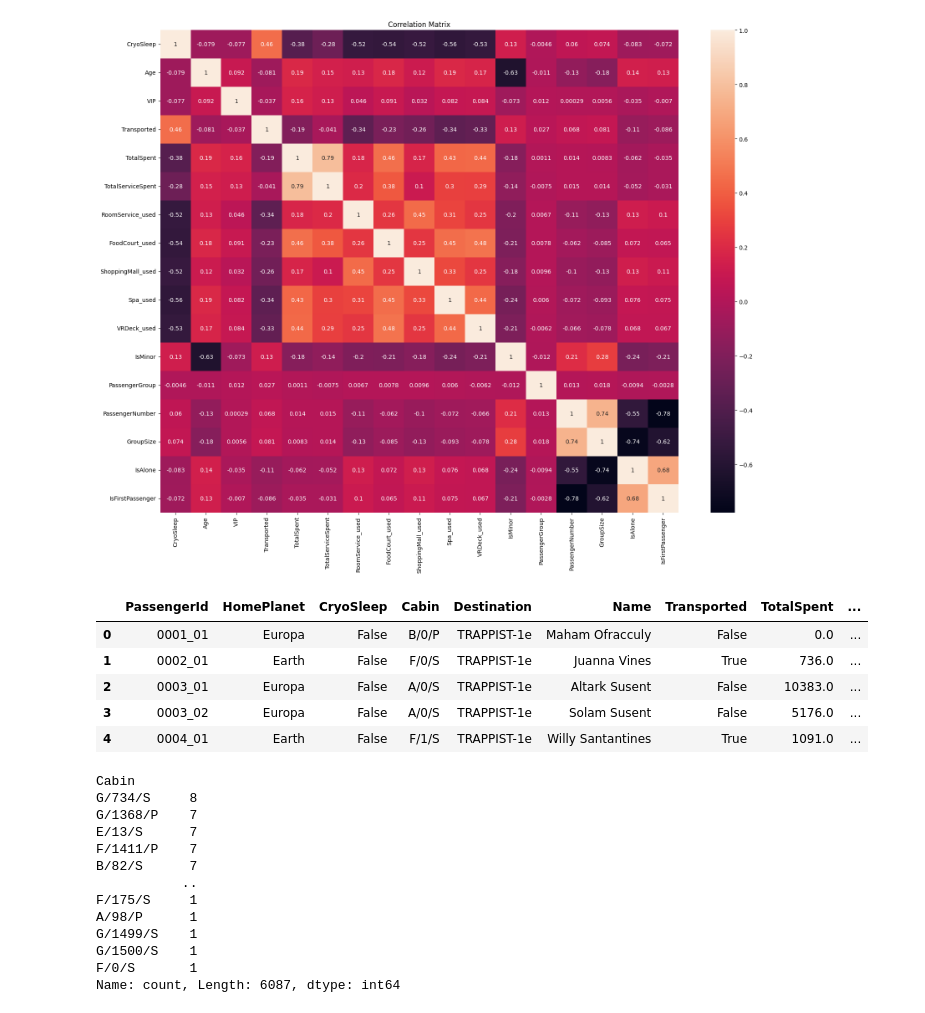
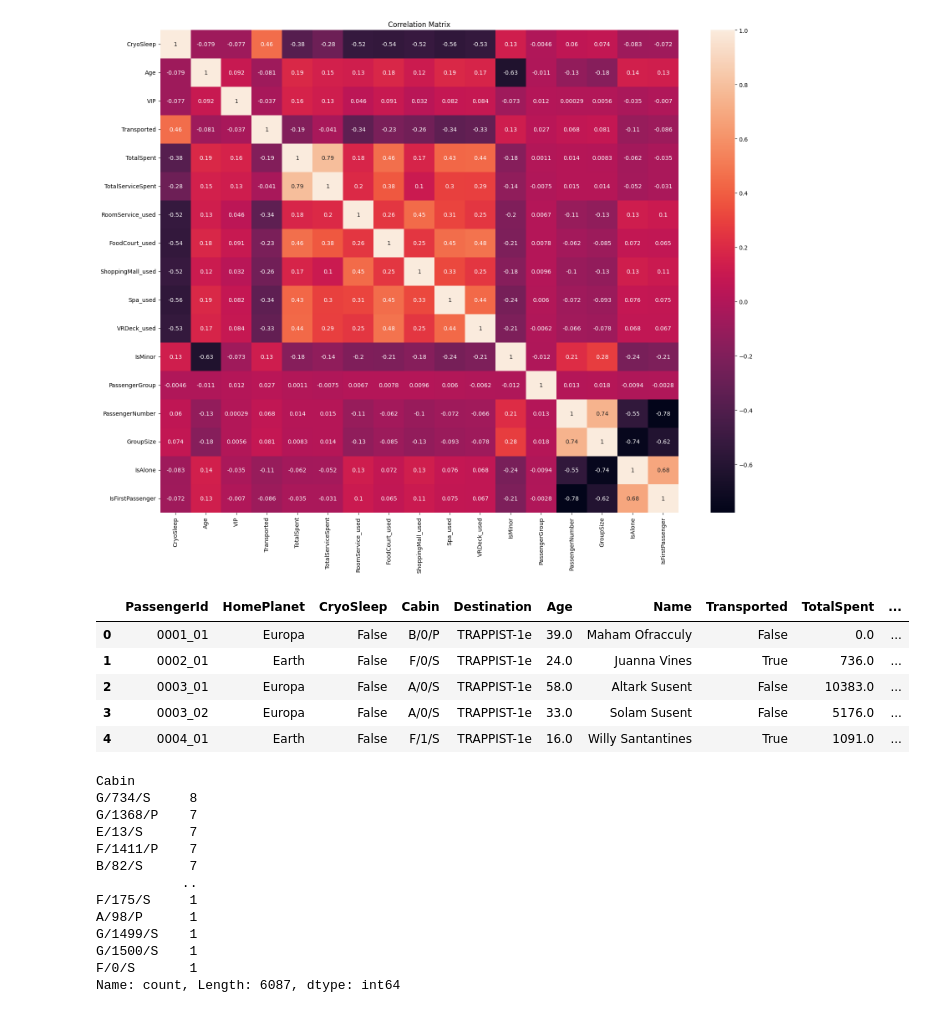
Before and after one commit to dextermadh/Sapceship-Titanic--Survival-Prediction, a Jupyter notebook: model_creation.ipynb, the cells around one changed output. Saved outputs shown, nothing was run; the diff lists cells and outputs as text; code cells hidden in the pictures.

```diff
--- a/model_creation.ipynb
+++ b/model_creation.ipynb
@@ -650,16 +653,16 @@ plt.show()
 # %% [output]
 [figure]
 # %%
-columns = ['VIP', 'Age', 'TotalServiceSpent', 'PassengerGroup', 'PassengerNumber', 'IsFirstPassenger']
+columns = ['VIP', 'TotalServiceSpent', 'PassengerGroup', 'PassengerNumber', 'IsFirstPassenger']
 df5 = df4.drop(columns, axis=1)
 df5.head()
 # %% [output]
-|  | PassengerId | HomePlanet | CryoSleep | Cabin | Destination | Name | Transported | TotalSpent | ... |
-| 0 | 0001_01 | Europa | False | B/0/P | TRAPPIST-1e | Maham Ofracculy | False | 0.0 | ... |
-| 1 | 0002_01 | Earth | False | F/0/S | TRAPPIST-1e | Juanna Vines | True | 736.0 | ... |
-| 2 | 0003_01 | Europa | False | A/0/S | TRAPPIST-1e | Altark Susent | False | 10383.0 | ... |
-| 3 | 0003_02 | Europa | False | A/0/S | TRAPPIST-1e | Solam Susent | False | 5176.0 | ... |
-| 4 | 0004_01 | Earth | False | F/1/S | TRAPPIST-1e | Willy Santantines | True | 1091.0 | ... |
+|  | PassengerId | HomePlanet | CryoSleep | Cabin | Destination | Age | Name | Transported | TotalSpent | ... |
+| 0 | 0001_01 | Europa | False | B/0/P | TRAPPIST-1e | 39.0 | Maham Ofracculy | False | 0.0 | ... |
+| 1 | 0002_01 | Earth | False | F/0/S | TRAPPIST-1e | 24.0 | Juanna Vines | True | 736.0 | ... |
+| 2 | 0003_01 | Europa | False | A/0/S | TRAPPIST-1e | 58.0 | Altark Susent | False | 10383.0 | ... |
+| 3 | 0003_02 | Europa | False | A/0/S | TRAPPIST-1e | 33.0 | Solam Susent | False | 5176.0 | ... |
+| 4 | 0004_01 | Earth | False | F/1/S | TRAPPIST-1e | 16.0 | Willy Santantines | True | 1091.0 | ... |
 # %%
 df5.Cabin.value_counts()
 # %% [output]
```
Also changed, not shown: parts of 36 cells of this notebook.
